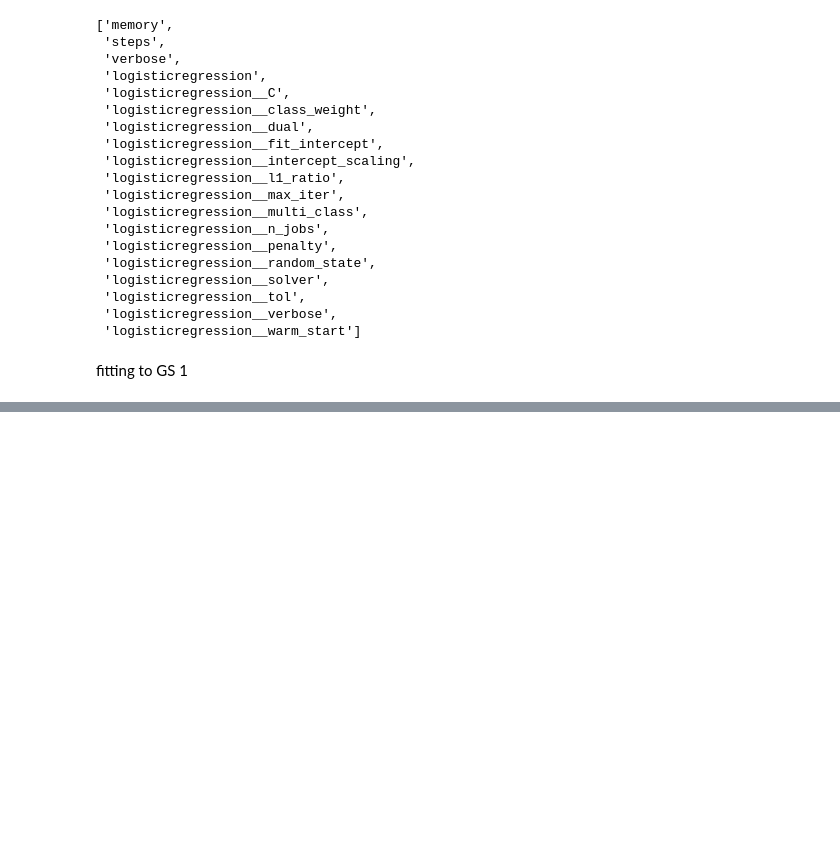
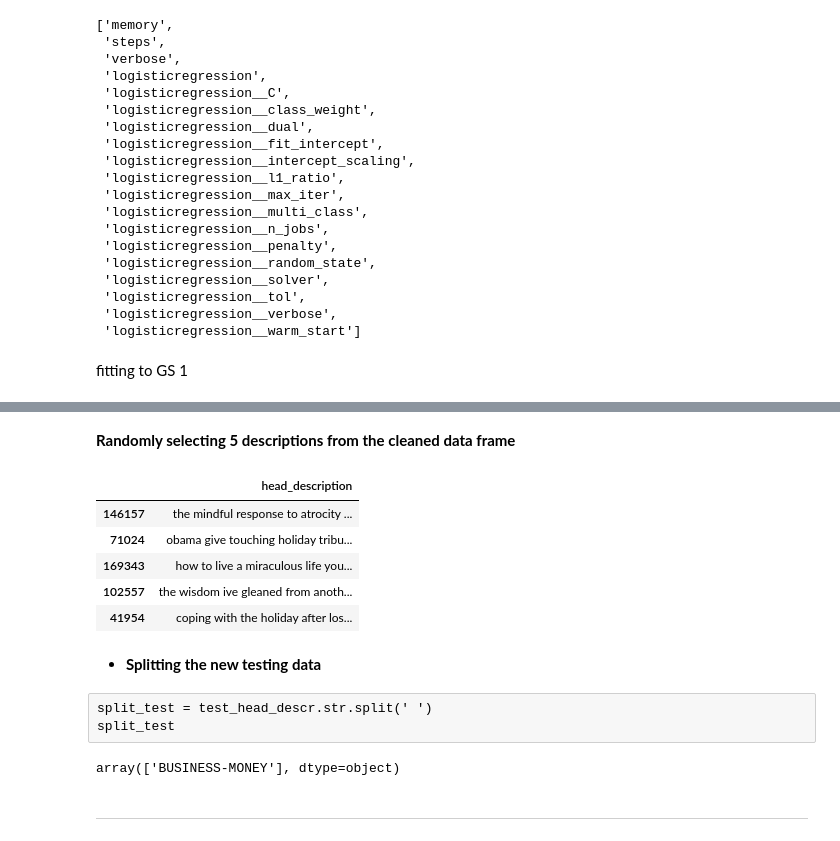
Before and after one commit to jchandleroneal/NLP-NewsArticle_Categorization, a Jupyter notebook: notebooks/exploratory/chandler/cleaning_and_preprocessing.ipynb, the cells around one changed output, grey strips where cells are left out. Drawn from its saved outputs; the diff is of its cells as text; code cells hidden in the pictures; blank space fills up the shorter version.

```diff
--- a/notebooks/exploratory/chandler/cleaning_and_preprocessing.ipynb
+++ b/notebooks/exploratory/chandler/cleaning_and_preprocessing.ipynb
@@ -741,0 +718,14 @@ ValueError: Solver sag supports only 'l2' or 'none' penalties, got l1 penalty.
+# %% [markdown]
+**Randomly selecting 5 descriptions from the cleaned data frame**
+# %%
+test_head_descr = l.sample(n=5, random_state=3)
+# %%
+test_head_descr_df = pd.DataFrame(test_head_descr)
+test_head_descr_df
+# %% [output]
+|  | head_description |
+| 146157 | the mindful response to atrocity ... |
+| 71024 | obama give touching holiday tribu... |
+| 169343 | how to live a miraculous life you... |
+| 102557 | the wisdom ive gleaned from anoth... |
+| 41954 | coping with the holiday after los... |
@@ -741,0 +735,18 @@ ValueError: Solver sag supports only 'l2' or 'none' penalties, got l1 penalty.
+# %% [markdown]
+* **Splitting the new testing data**
+# %% [raw]
+split_test = test_head_descr.str.split(' ')
+split_test
+# %%
+user_input = test_head_descr.iloc[4]
+
+
+vectorized = tfidf_vectorizer.transform([user_input])
+loaded_model = pickle.load(open('finalized_model.sav', 'rb'))
+
+#predicting on pickeled model
+loaded_model.predict(vectorized)
+# %% [output]
+array(['BUSINESS-MONEY'], dtype=object)
+# %% [markdown]
+---
```
Also changed, not shown: parts of 21 cells of this notebook, 2 other files.
